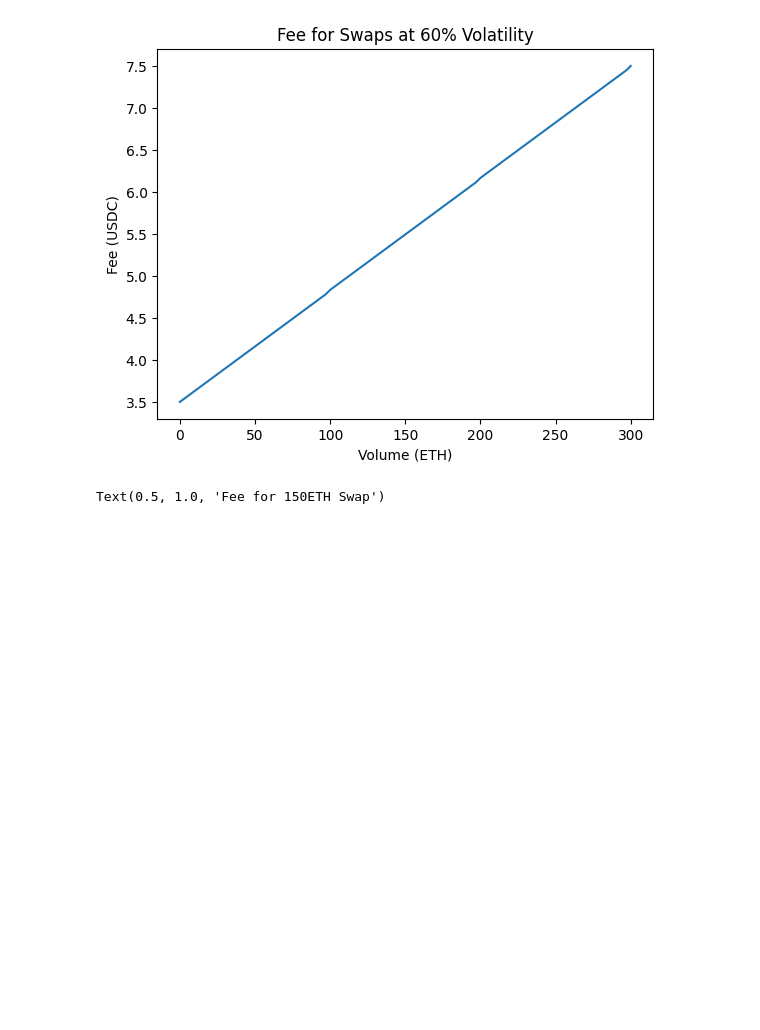
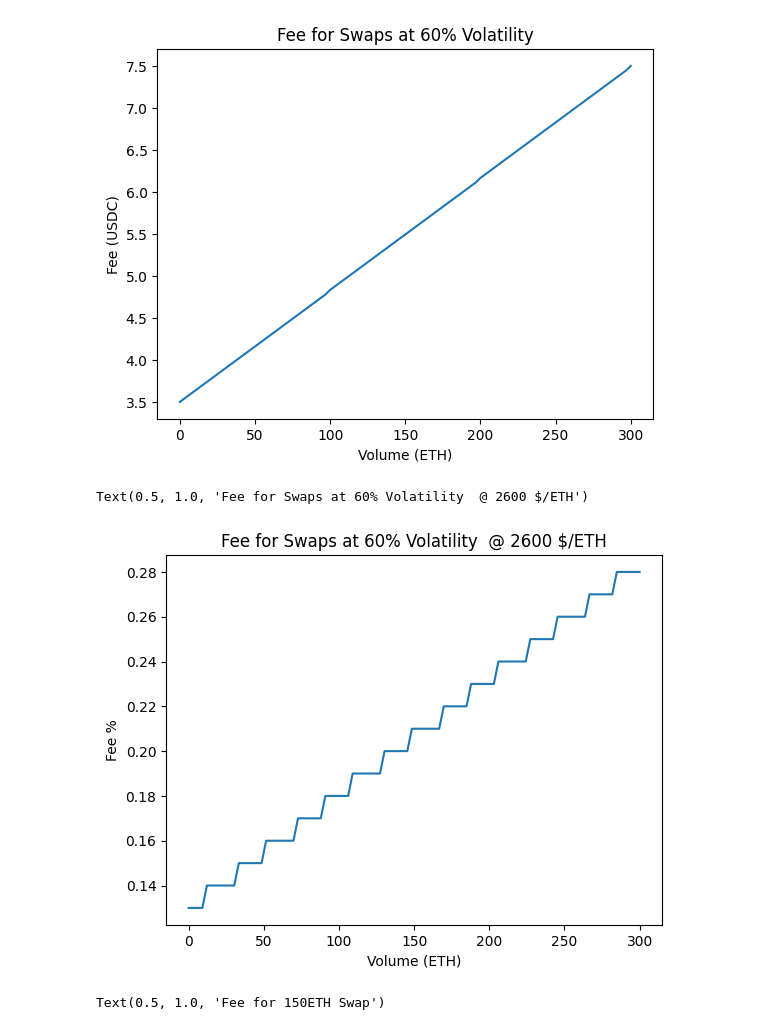
Before and after one commit to semiotic-ai/realized_volatility_substream, a Jupyter notebook: notebooks/notebooks/notes-seve.ipynb, the cells around one changed output. Drawn from its saved outputs; the diff is of its cells as text; code cells hidden in the pictures; blank space fills up the shorter version.

```diff
--- a/notebooks/notebooks/notes-seve.ipynb
+++ b/notebooks/notebooks/notes-seve.ipynb
@@ -19,7 +21,9 @@ ETH_VOL_SCALE = 150 # Volume scale factor, taken from source
 ETH_VOL_SCALE_FIXED = int(ETH_VOL_SCALE * 2**NUM_FRAC_BITS)
 print("LONG_ETH_VOL: {}".format(LONG_ETH_VOL_FIXED))
 
-ETH_PRICE = 3700 # Pick an USD/ETH price
+X96_FRAC_BITS = 96
+ETH_PRICE = 2600 # Pick an USD/ETH price
+ETH_PRICE_FIXED = ETH_PRICE << X96_FRAC_BITS
 
 # This assumes that both left and right are fixed point numbers, i.e. left = l * SCALE_FACTOR, right ...
 # Result should also be a fixed point number, i.e. result = l * r * SCALE_FACTOR
@@ -39,7 +43,7 @@ def fixed_point_divide(num, den):
     return result
 
 # Fee calculation taken from reference
-def calculateFee(volume, volatility, price):
+def calculateFee(volume, volatility):
     scaled_volume = fixed_point_divide(volume, ETH_VOL_SCALE)
     scaled_vol = fixed_point_divide(volatility, LONG_ETH_VOL_FIXED)
     scaled_vol2 = fixed_point_mul(scaled_vol, scaled_vol)
@@ -49,6 +53,21 @@ def calculateFee(volume, volatility, price):
 
     return fee_per_lot
     # return int(fee_per_lot / price / 1e10)
+
+def calculateFeeBips(volume, volatility, price):
+    fee_per_lot = calculateFee(volume, volatility)
+
+    # The price we use is fixed-point with 96 fractional bits and fee_per_lot has 40 fractional bits.
+    # So if we want fee_scaled with 96 fractional bits we have to shift by 56 + 96 = 152 bits before dividing
+    num_shift_bits = 2*X96_FRAC_BITS - NUM_FRAC_BITS
+    fee_percent_fixed = (fee_per_lot << num_shift_bits) // price # fee_percent_scaled is fixed point with 96 fractional bits.
+
+    # fee_percent_fixed is 96-bit fixed point number, i.e. fee_percent_fixed = fee_percent * SCALE_FACTOR
+    # We want to represent the fee percentage in BIPs. 10_000 bip = 100% = 1.
+    # So to go from fixed-point to bips we need to multiply our fixed-point number by 10_000/SCALE_FACTOR
+    fee_percent_bips = (10000 * fee_percent_fixed) >> X96_FRAC_BITS
+
+    return fee_percent_bips
 # %% [output]
 MIN_FEE_FIXED: 3848290697216
 LONG_ETH_VOL: 659706976665
@@ -69,6 +88,22 @@ plt.title('Fee for Swaps at 60% Volatility')
 # %% [output]
 Text(0.5, 1.0, 'Fee for Swaps at 60% Volatility')
 [figure]
+# %%
+volatility = 0.6
+volatility_fixed = int(volatility * (2**NUM_FRAC_BITS))
+volume = np.linspace(0, 300, 100)
+
+fees = [calculateFeeBips(int(v), volatility_fixed, ETH_PRICE_FIXED)/100 for v in volume]
+
+plt.plot(volume, fees)
+
+# Add labels and title
+plt.xlabel('Volume (ETH)')
+plt.ylabel('Fee %')
+plt.title('Fee for Swaps at 60% Volatility  @ {} $/ETH'.format(ETH_PRICE))
+# %% [output]
+Text(0.5, 1.0, 'Fee for Swaps at 60% Volatility  @ 2600 $/ETH')
+[figure, added]
 # %%
 volatility = np.linspace(0.1, 1.2, 100)
 volume = 150
```
Also changed, not shown: parts of 6 cells of this notebook.
